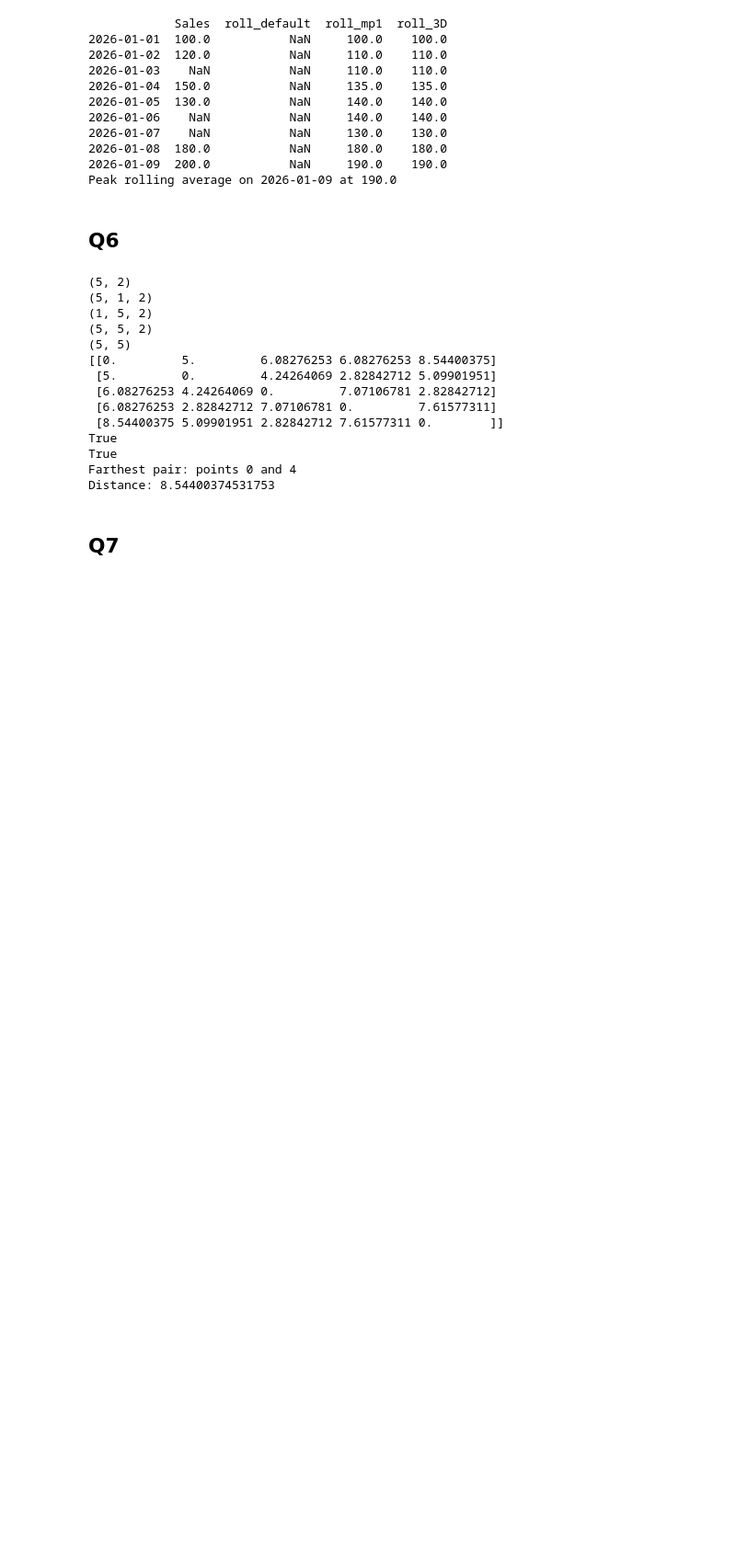
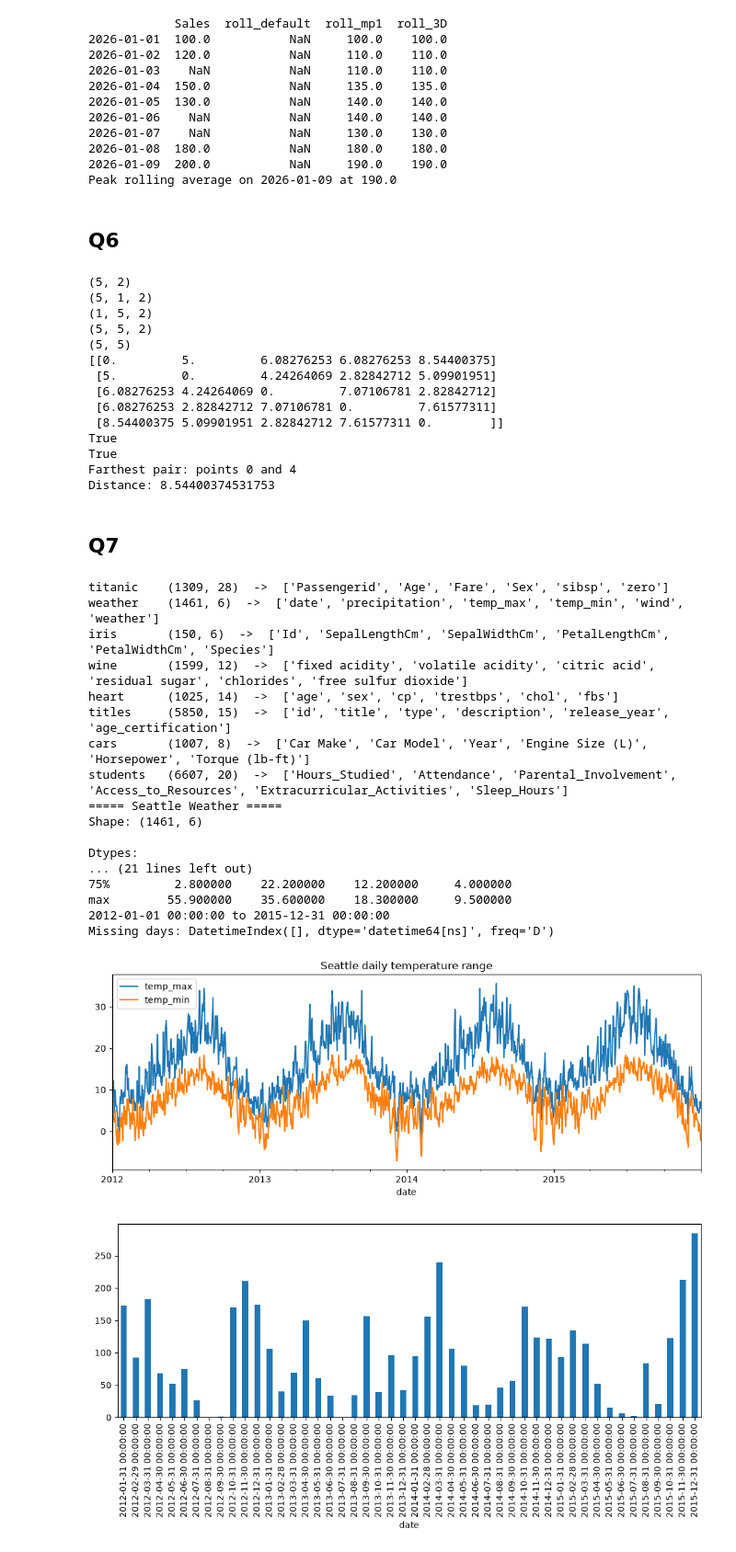
Before and after one commit to IIIT-Pune-ML/ml-lab2-chinmayy777, a Jupyter notebook: 112415054.ipynb, the cells around one changed output. Shown at 92% size. Drawn from its saved outputs; the diff is of its cells as text; code cells hidden in the pictures; blank space fills up the shorter version.

Commit message:
Add Q1-Q6 and weather EDA for Q7

```diff
--- a/112415054.ipynb
+++ b/112415054.ipynb
@@ -281,3 +286,81 @@ Farthest pair: points 0 and 4
 Distance: 8.54400374531753
 # %% [markdown]
 ## Q7
+# %%
+import pandas as pd, numpy as np
+import matplotlib.pyplot as plt, seaborn as sns
+
+def profile(df, name):
+    """Standard first-pass inspection of any tabular dataset."""
+    print(f"===== {name} =====")
+    print("Shape:", df.shape)
+    print("\nDtypes:\n", df.dtypes)
+    print("\nMissing values:\n", df.isnull().sum()[df.isnull().sum() > 0])
+    print("\nDuplicated rows:", df.duplicated().sum())
+    print("\nNumeric summary:\n", df.describe())
+    return df.select_dtypes(include=np.number).columns.tolist()
+
+def clean(df):
+    df = df.drop_duplicates()
+    for c in df.select_dtypes(include=np.number).columns:
+        df[c] = df[c].fillna(df[c].median())
+    for c in df.select_dtypes(include='object').columns:
+        if df[c].isnull().any():
+            df[c] = df[c].fillna(df[c].mode()[0])
+    return df
+
+paths = {
+    'titanic':   'data/archive/train_and_test2.csv',
+    'weather':   'data/archive (1)/seattle-weather.csv',
+    'iris':      'data/archive (2)/Iris.csv',
+    'wine':      'data/archive (3)/winequality-red.csv',
+    'heart':     'data/archive (4)/heart.csv',
+    'titles':    'data/archive (5)/titles.csv',
+    'cars':      'data/archive (6)/Sport car price.csv',
+    'students':  'data/archive (7)/StudentPerformanceFactors.csv',
+}
+
+data = {name: pd.read_csv(p) for name, p in paths.items()}
+
+for name, df in data.items():
+    print(f"{name:10} {df.shape}  ->  {list(df.columns)[:6]}")
+
+w = data['weather'].copy()
+num_cols = profile(w, 'Seattle Weather')
+
+w['date'] = pd.to_datetime(w['date'])
+w = w.set_index('date').sort_index()
+print(w.index.min(), "to", w.index.max())
+print("Missing days:", pd.date_range(w.index.min(), w.index.max()).difference(w.index))
+
+w[['temp_max','temp_min']].plot(figsize=(12,4), title='Seattle daily temperature range')
+plt.show()
+
+w['precipitation'].resample('ME').sum().plot(kind='bar', figsize=(12,4))
+plt.show()
+
+sns.countplot(data=w, x='weather', order=w['weather'].value_counts().index)
+plt.show()
+
+sns.scatterplot(data=w, x='wind', y='precipitation', hue='weather')
+plt.show()
+# %% [output]
+titanic    (1309, 28)  ->  ['Passengerid', 'Age', 'Fare', 'Sex', 'sibsp', 'zero']
+weather    (1461, 6)  ->  ['date', 'precipitation', 'temp_max', 'temp_min', 'wind', 'weather']
+iris       (150, 6)  ->  ['Id', 'SepalLengthCm', 'SepalWidthCm', 'PetalLengthCm', 'PetalWidthCm', 'Species']
+wine       (1599, 12)  ->  ['fixed acidity', 'volatile acidity', 'citric acid', 'residual sugar', 'chlorides', 'free sulfur dioxide']
+heart      (1025, 14)  ->  ['age', 'sex', 'cp', 'trestbps', 'chol', 'fbs']
+titles     (5850, 15)  ->  ['id', 'title', 'type', 'description', 'release_year', 'age_certification']
+cars       (1007, 8)  ->  ['Car Make', 'Car Model', 'Year', 'Engine Size (L)', 'Horsepower', 'Torque (lb-ft)']
+students   (6607, 20)  ->  ['Hours_Studied', 'Attendance', 'Parental_Involvement', 'Access_to_Resources', 'Extracurricular_Activities', 'Sleep_Hours']
+===== Seattle Weather =====
+Shape: (1461, 6)
+
+Dtypes:
+... (21 lines left out)
+75%         2.800000    22.200000    12.200000     4.000000
+max        55.900000    35.600000    18.300000     9.500000
+2012-01-01 00:00:00 to 2015-12-31 00:00:00
+Missing days: DatetimeIndex([], dtype='datetime64[ns]', freq='D')
+[figure, added]
+[figure, added]
```
Also changed, not shown: parts of 2 cells of this notebook, 1 other file.
